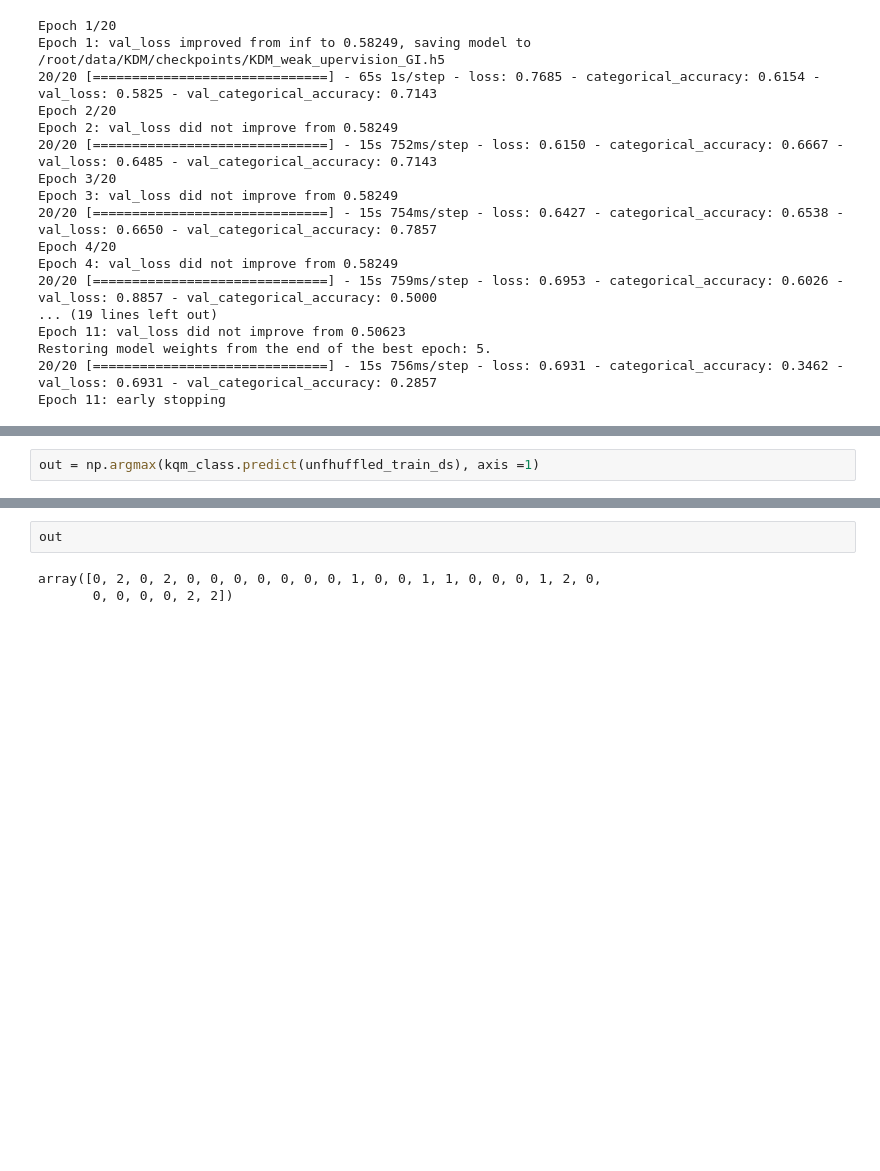
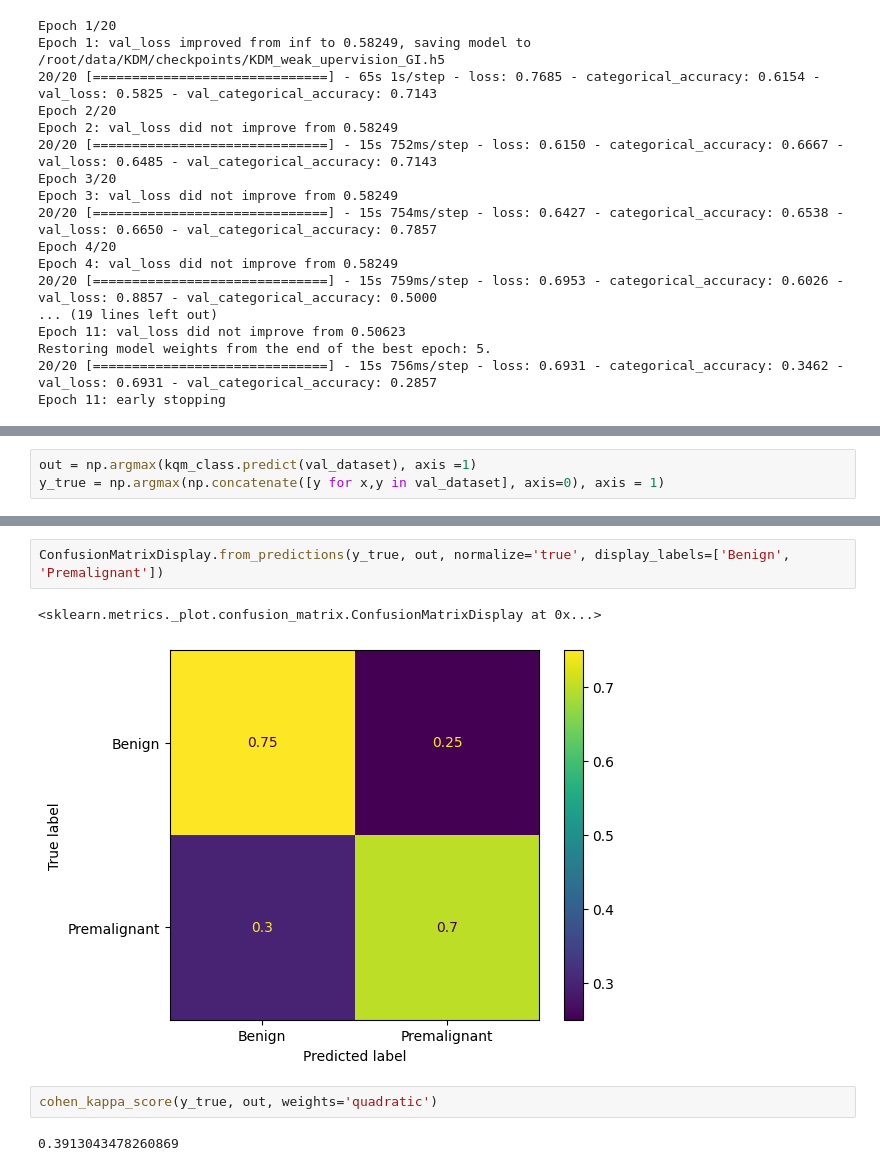
Before and after one commit to srmedinac/upper-GI-KDM, a Jupyter notebook: Attention KQM_GI.ipynb, the cells around one changed output, grey strips where cells are left out. Cells and saved outputs as stored; diff of their text form; blank space fills up the shorter version.

```diff
--- a/Attention KQM_GI.ipynb
+++ b/Attention KQM_GI.ipynb
@@ -1317,3 +1129,4 @@ unfhuffled_train_ds = create_dataset(train_paths, y_train_one_hot, shuffle=False
 # %%
-out = np.argmax(kqm_class.predict(unfhuffled_train_ds), axis =1)
+out = np.argmax(kqm_class.predict(val_dataset), axis =1)
+y_true = np.argmax(np.concatenate([y for x,y in val_dataset], axis=0), axis = 1)
 # %% [output]
@@ -1321,5 +1134,9 @@ out = np.argmax(kqm_class.predict(unfhuffled_train_ds), axis =1)
-# %%
-out
-# %% [output]
-array([0, 2, 0, 2, 0, 0, 0, 0, 0, 0, 0, 1, 0, 0, 1, 1, 0, 0, 0, 1, 2, 0,
-       0, 0, 0, 0, 2, 2])
+# %%
+ConfusionMatrixDisplay.from_predictions(y_true, out, normalize='true', display_labels=['Benign', 'Premalignant'])
+# %% [output]
+<sklearn.metrics._plot.confusion_matrix.ConfusionMatrixDisplay at 0x...>
+[figure, added]
+# %%
+cohen_kappa_score(y_true, out, weights='quadratic')
+# %% [output]
+0.3913043478260869
```
Also changed, not shown: parts of 35 cells of this notebook, 1 other file.
